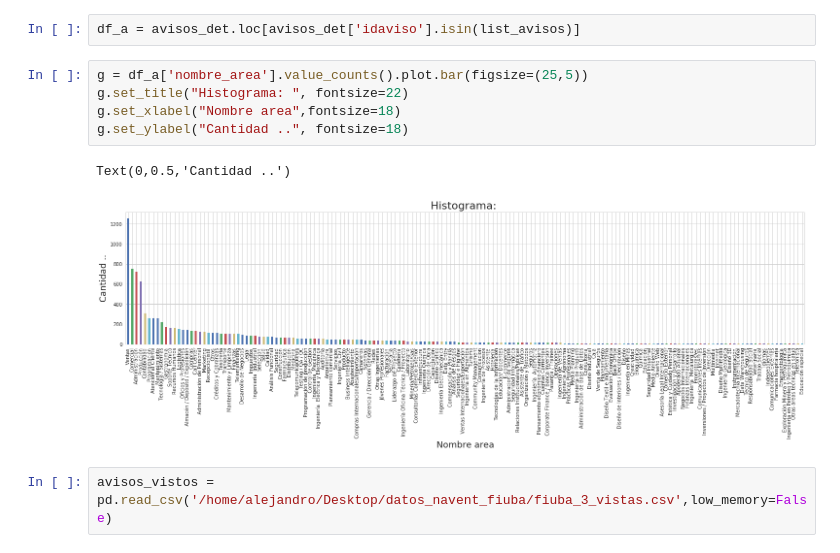
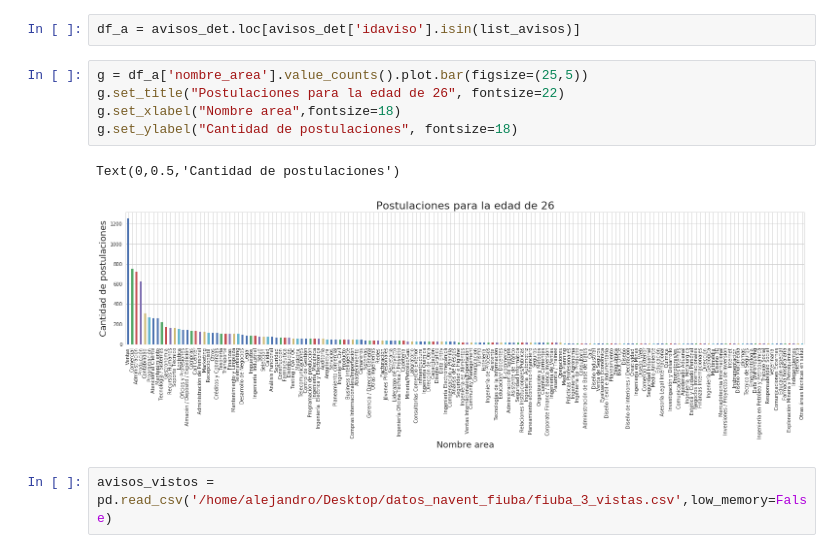
Before and after one commit to alepenaa94/TP-Datos, a Jupyter notebook: tp_analisis.ipynb, the cells around one changed output. Saved outputs shown, nothing was run; the diff lists cells and outputs as text.

```diff
--- a/tp_analisis.ipynb
+++ b/tp_analisis.ipynb
@@ -208,12 +208,12 @@ avisos_det = pd.read_csv('/home/alejandro/Desktop/datos_navent_fiuba/fiuba_6_avi
 df_a = avisos_det.loc[avisos_det['idaviso'].isin(list_avisos)]
 # %%
 g = df_a['nombre_area'].value_counts().plot.bar(figsize=(25,5))
-g.set_title("Histograma: ", fontsize=22)
+g.set_title("Postulaciones para la edad de 26", fontsize=22)
 g.set_xlabel("Nombre area",fontsize=18)
-g.set_ylabel("Cantidad ..", fontsize=18)
+g.set_ylabel("Cantidad de postulaciones", fontsize=18)
 # %% [output]
-Text(0,0.5,'Cantidad ..')
+Text(0,0.5,'Cantidad de postulaciones')
-[figure, old version]
+[figure, new version]
 # %%
 avisos_vistos = pd.read_csv('/home/alejandro/Desktop/datos_navent_fiuba/fiuba_3_vistas.csv',low_memory=False)
 # %%
```
Also changed, not shown: parts of 23 cells of this notebook.
